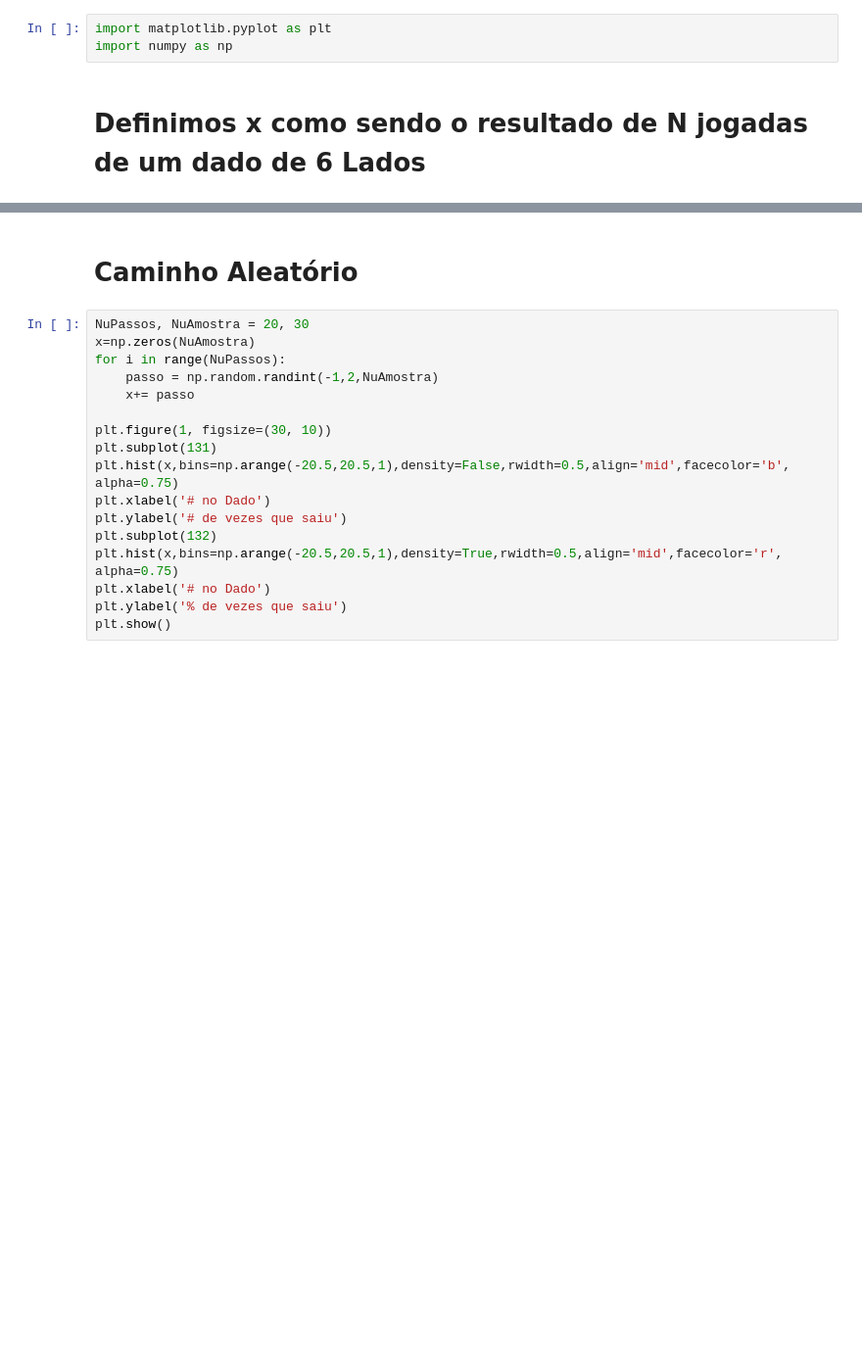
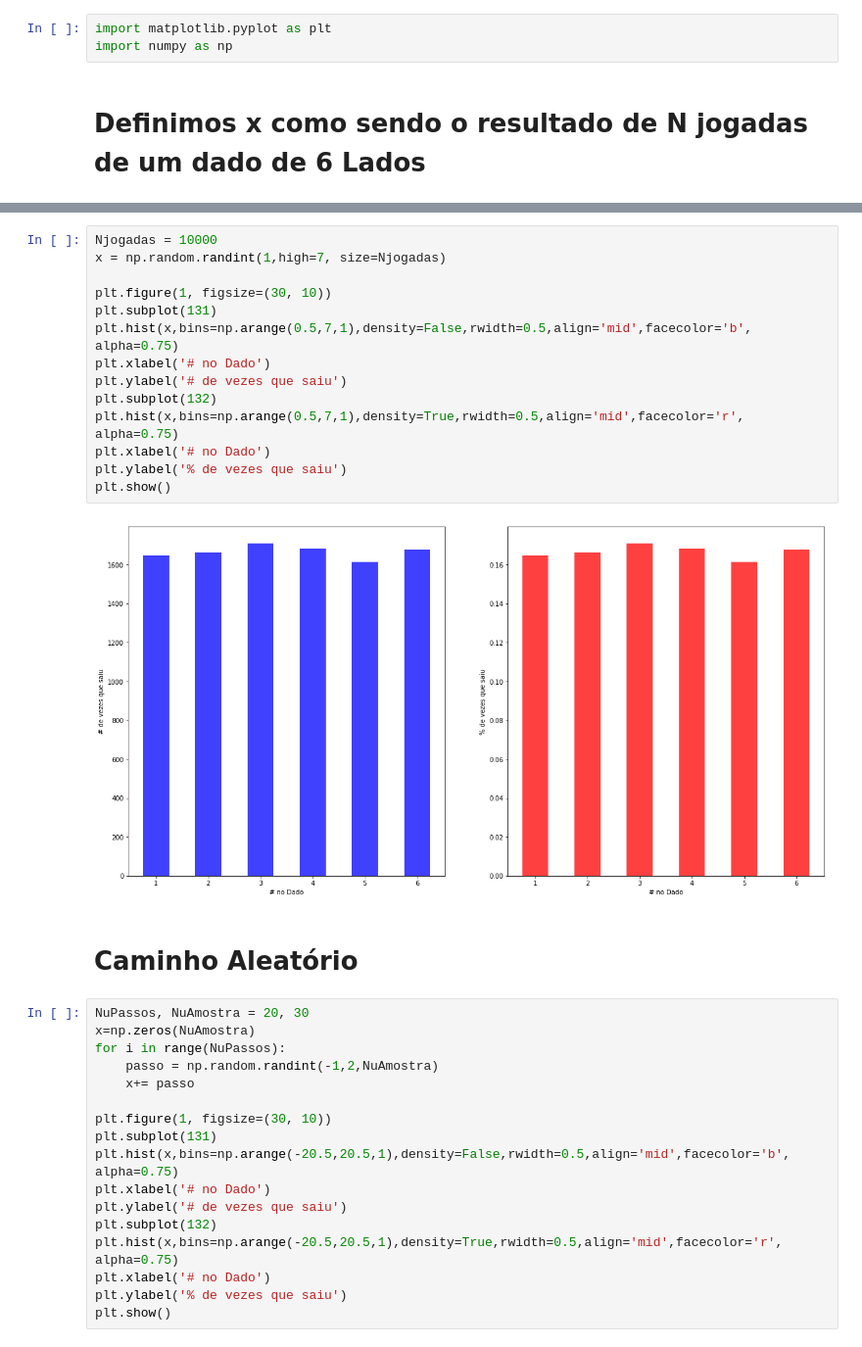
Before and after one commit to andlessa/Teaching, a Jupyter notebook: FisicaQuantica/Funçoes de Distribuição.ipynb, the cells around one changed output, grey strips where cells are left out. Shown at 98% size. Drawn from its saved outputs; the diff is of its cells as text; blank space fills up the shorter version.

```diff
--- a/FisicaQuantica/Funçoes de Distribuição.ipynb
+++ b/FisicaQuantica/Funçoes de Distribuição.ipynb
@@ -24,3 +24,19 @@ plt.show()
+# %%
+Njogadas = 10000
+x = np.random.randint(1,high=7, size=Njogadas)
+
+plt.figure(1, figsize=(30, 10))
+plt.subplot(131)
+plt.hist(x,bins=np.arange(0.5,7,1),density=False,rwidth=0.5,align='mid',facecolor='b', alpha=0.75)
+plt.xlabel('# no Dado')
+plt.ylabel('# de vezes que saiu')
+plt.subplot(132)
+plt.hist(x,bins=np.arange(0.5,7,1),density=True,rwidth=0.5,align='mid',facecolor='r', alpha=0.75)
+plt.xlabel('# no Dado')
+plt.ylabel('% de vezes que saiu')
+plt.show()
+# %% [output]
+[figure, added]
 # %% [markdown]
 # Caminho Aleatório
 # %%
```
Also changed, not shown: parts of 6 cells of this notebook.
